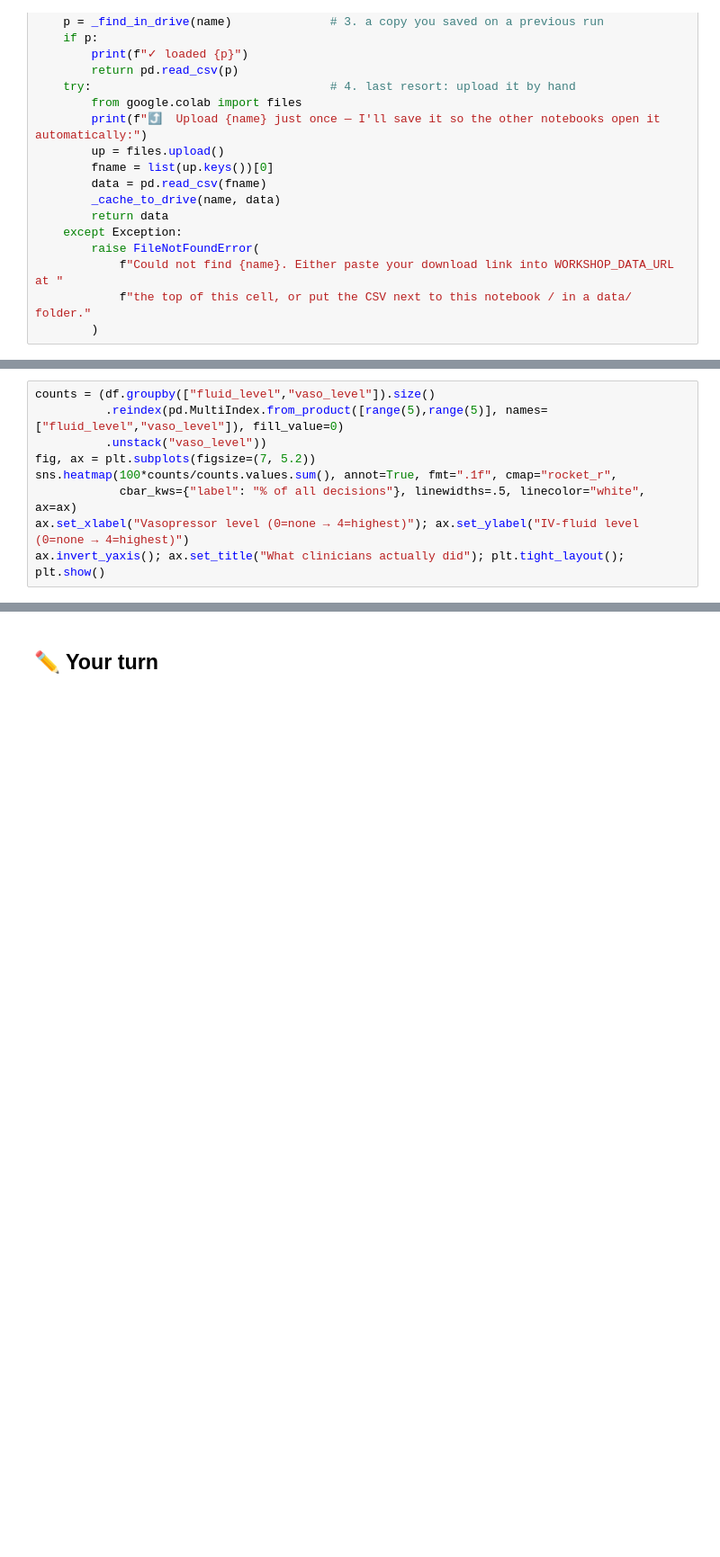
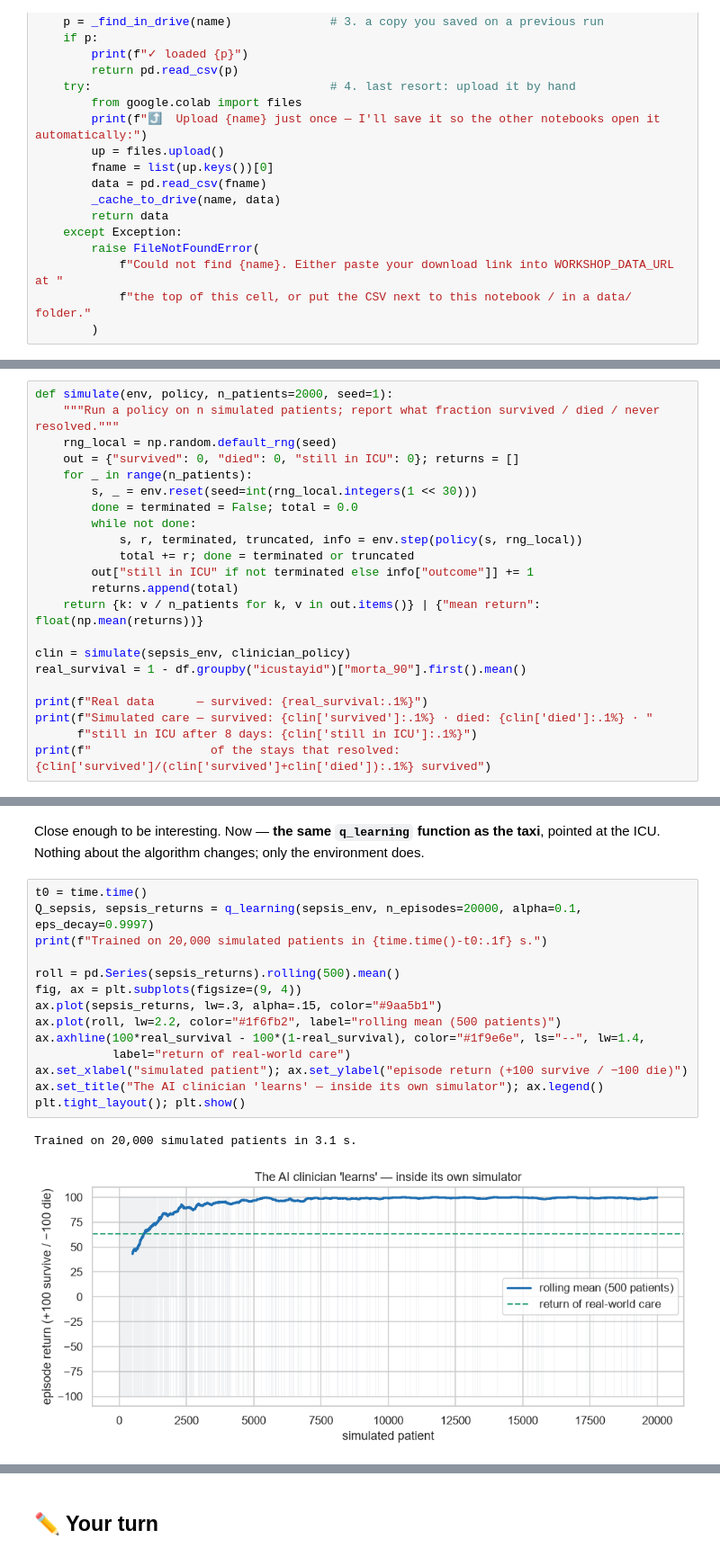
Before and after one commit to lorenzkap/ML2026, a Jupyter notebook: 11_reinforcement_learning_qlearning.ipynb, the cells around one changed output, grey strips where cells are left out. Shown at 90% size. Saved outputs shown, nothing was run; the diff lists cells and outputs as text; blank space fills up the shorter version.

```diff
--- a/11_reinforcement_learning_qlearning.ipynb
+++ b/11_reinforcement_learning_qlearning.ipynb
@@ -297,9 +221,0 @@ chosen across all 37,704 decisions.
-# %%
-counts = (df.groupby(["fluid_level","vaso_level"]).size()
-          .reindex(pd.MultiIndex.from_product([range(5),range(5)], names=["fluid_level","vaso_level"]), fill_value=0)
-          .unstack("vaso_level"))
-fig, ax = plt.subplots(figsize=(7, 5.2))
-sns.heatmap(100*counts/counts.values.sum(), annot=True, fmt=".1f", cmap="rocket_r",
-            cbar_kws={"label": "% of all decisions"}, linewidths=.5, linecolor="white", ax=ax)
-ax.set_xlabel("Vasopressor level (0=none → 4=highest)"); ax.set_ylabel("IV-fluid level (0=none → 4=highest)")
-ax.invert_yaxis(); ax.set_title("What clinicians actually did"); plt.tight_layout(); plt.show()
@@ -598,0 +626,22 @@ randomised trials.
+# %%
+def simulate(env, policy, n_patients=2000, seed=1):
+    """Run a policy on n simulated patients; report what fraction survived / died / never resolved."""
+    rng_local = np.random.default_rng(seed)
+    out = {"survived": 0, "died": 0, "still in ICU": 0}; returns = []
+    for _ in range(n_patients):
+        s, _ = env.reset(seed=int(rng_local.integers(1 << 30)))
+        done = terminated = False; total = 0.0
+        while not done:
+            s, r, terminated, truncated, info = env.step(policy(s, rng_local))
+            total += r; done = terminated or truncated
+        out["still in ICU" if not terminated else info["outcome"]] += 1
+        returns.append(total)
+    return {k: v / n_patients for k, v in out.items()} | {"mean return": float(np.mean(returns))}
+
+clin = simulate(sepsis_env, clinician_policy)
+real_survival = 1 - df.groupby("icustayid")["morta_90"].first().mean()
+
+print(f"Real data      — survived: {real_survival:.1%}")
+print(f"Simulated care — survived: {clin['survived']:.1%} · died: {clin['died']:.1%} · "
+      f"still in ICU after 8 days: {clin['still in ICU']:.1%}")
+print(f"                 of the stays that resolved: {clin['survived']/(clin['survived']+clin['died']):.1%} survived")
@@ -598,0 +652,20 @@ randomised trials.
+# %% [markdown]
+Close enough to be interesting. Now — **the same `q_learning` function as the taxi**, pointed at the ICU.
+Nothing about the algorithm changes; only the environment does.
+# %%
+t0 = time.time()
+Q_sepsis, sepsis_returns = q_learning(sepsis_env, n_episodes=20000, alpha=0.1, eps_decay=0.9997)
+print(f"Trained on 20,000 simulated patients in {time.time()-t0:.1f} s.")
+
+roll = pd.Series(sepsis_returns).rolling(500).mean()
+fig, ax = plt.subplots(figsize=(9, 4))
+ax.plot(sepsis_returns, lw=.3, alpha=.15, color="#9aa5b1")
+ax.plot(roll, lw=2.2, color="#1f6fb2", label="rolling mean (500 patients)")
+ax.axhline(100*real_survival - 100*(1-real_survival), color="#1f9e6e", ls="--", lw=1.4,
+           label="return of real-world care")
+ax.set_xlabel("simulated patient"); ax.set_ylabel("episode return (+100 survive / −100 die)")
+ax.set_title("The AI clinician 'learns' — inside its own simulator"); ax.legend()
+plt.tight_layout(); plt.show()
+# %% [output]
+Trained on 20,000 simulated patients in 3.1 s.
+[figure, added]
```
Also changed, not shown: parts of 85 cells of this notebook, 3 other files.
